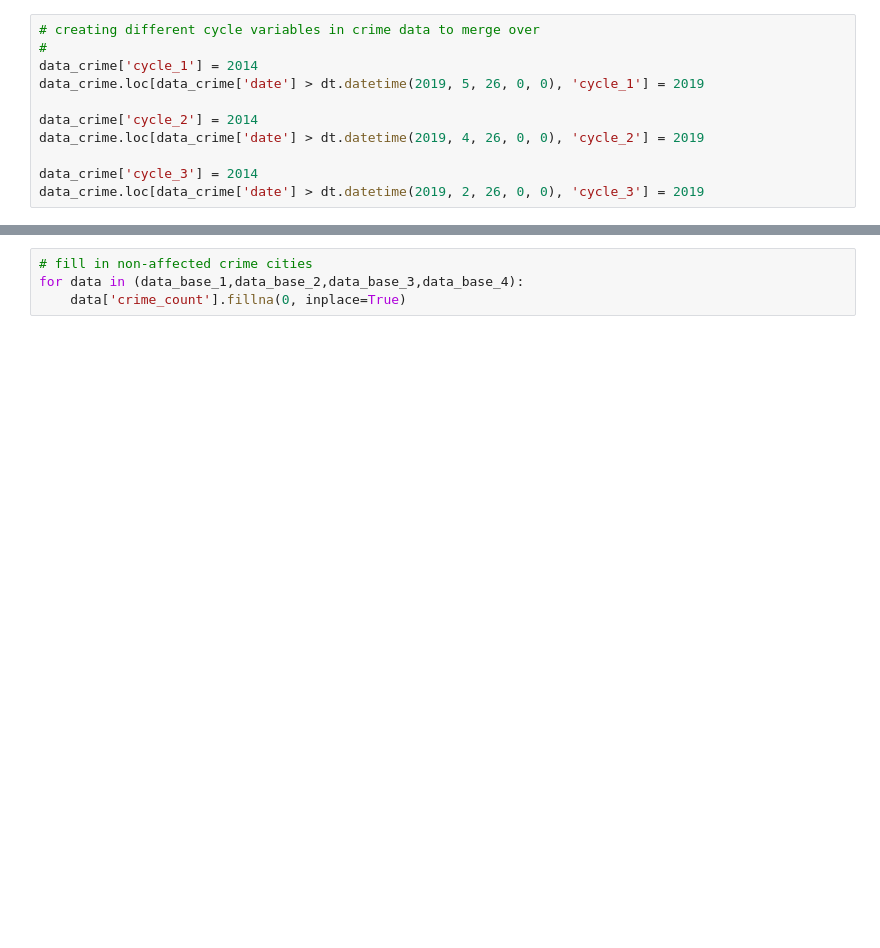
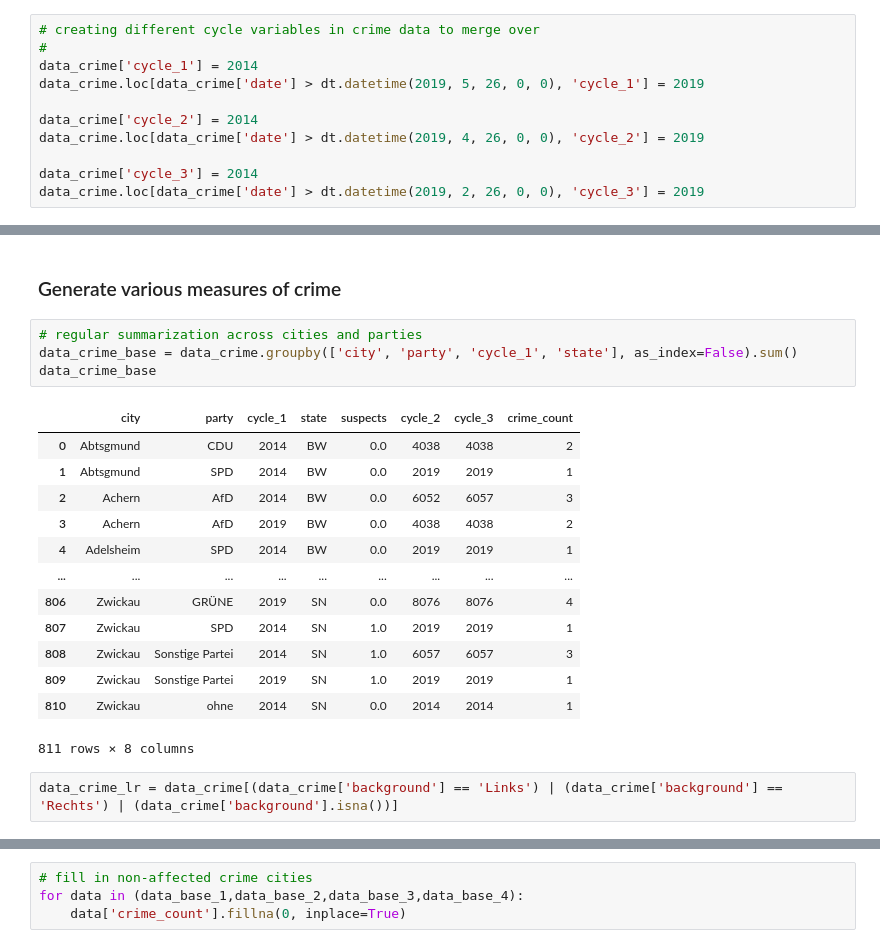
Before and after one commit to mariusgruenewald/pol_viol, a Jupyter notebook: merging_data.ipynb, the cells around one changed output, grey strips where cells are left out. Drawn from its saved outputs; the diff is of its cells as text; blank space fills up the shorter version.

```diff
--- a/merging_data.ipynb
+++ b/merging_data.ipynb
@@ -103,0 +124,22 @@ data_base_4 = pd.merge(data_crime_vlow_agg, data_share, on=['cycle_1', 'city', '
+# %% [markdown]
+### Generate various measures of crime
+# %%
+# regular summarization across cities and parties
+data_crime_base = data_crime.groupby(['city', 'party', 'cycle_1', 'state'], as_index=False).sum()
+data_crime_base
+# %% [output]
+|  | city | party | cycle_1 | state | suspects | cycle_2 | cycle_3 | crime_count |
+| 0 | Abtsgmund | CDU | 2014 | BW | 0.0 | 4038 | 4038 | 2 |
+| 1 | Abtsgmund | SPD | 2014 | BW | 0.0 | 2019 | 2019 | 1 |
+| 2 | Achern | AfD | 2014 | BW | 0.0 | 6052 | 6057 | 3 |
+| 3 | Achern | AfD | 2019 | BW | 0.0 | 4038 | 4038 | 2 |
+| 4 | Adelsheim | SPD | 2014 | BW | 0.0 | 2019 | 2019 | 1 |
+| ... | ... | ... | ... | ... | ... | ... | ... | ... |
+| 806 | Zwickau | GRÜNE | 2019 | SN | 0.0 | 8076 | 8076 | 4 |
+| 807 | Zwickau | SPD | 2014 | SN | 1.0 | 2019 | 2019 | 1 |
+| 808 | Zwickau | Sonstige Partei | 2014 | SN | 1.0 | 6057 | 6057 | 3 |
+| 809 | Zwickau | Sonstige Partei | 2019 | SN | 1.0 | 2019 | 2019 | 1 |
+| 810 | Zwickau | ohne | 2014 | SN | 0.0 | 2014 | 2014 | 1 |
+811 rows × 8 columns
+# %%
+data_crime_lr = data_crime[(data_crime['background'] == 'Links') | (data_crime['background'] == 'Rechts') | (data_crime['background'].isna())]
```
Also changed, not shown: parts of 13 cells of this notebook, 31 other files.
